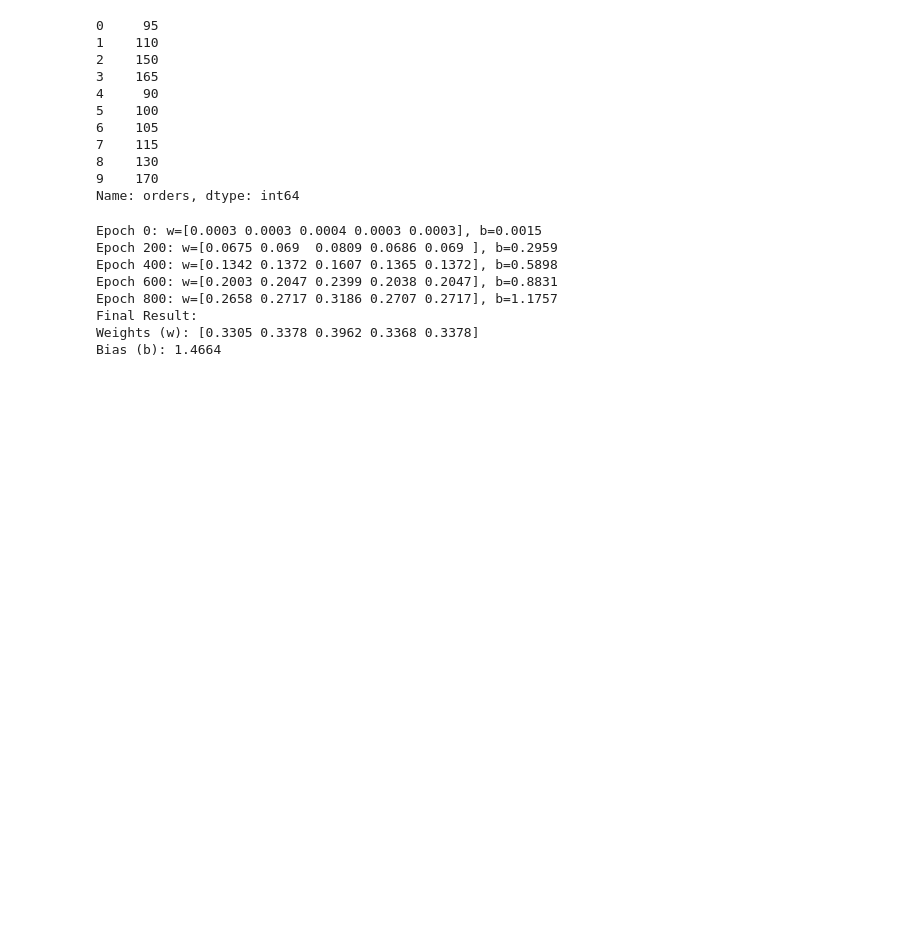
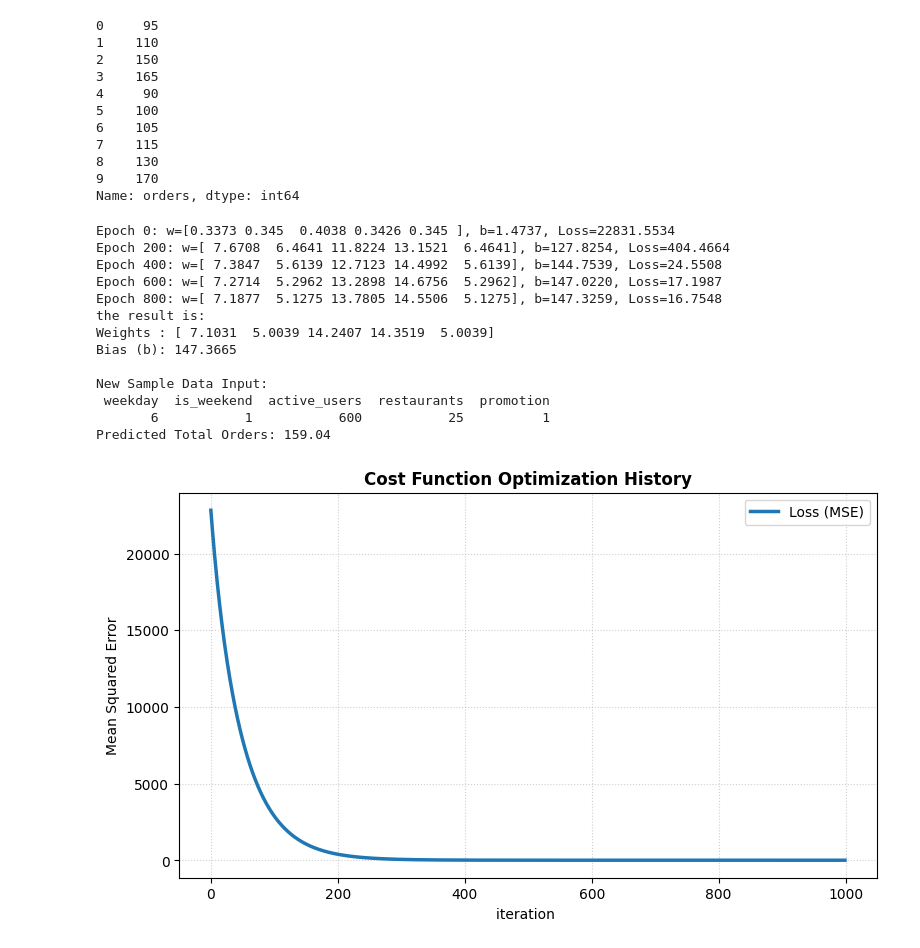
Before and after one commit to Ehsanullah946/SkyTeams-AI-ML-Internship-2026-EhsanullahAkbari, a Jupyter notebook: week-2/linear-regression/linear.ipynb, the cells around one changed output. Saved outputs shown, nothing was run; the diff lists cells and outputs as text; code cells hidden in the pictures; blank space fills up the shorter version.

```diff
--- a/week-2/linear-regression/linear.ipynb
+++ b/week-2/linear-regression/linear.ipynb
@@ -59,10 +59,17 @@ def gradient_deccent(X,y, m_now ,b_now, alpha):
 print(gradient_deccent(X,y, 0.1, 0.2 , 0.001))
 # %%
 import numpy as np
+import pandas as pd
+import matplotlib.pyplot as plt
 
-X_mean = X.mean()
-X_std = X.std()
+X_mean = X.mean(axis=0)
+X_std = X.std(axis=0)
 X_scaled = np.array((X - X_mean) / X_std)
+
+def compute_loss(X, y, w, b):
+    predictions = np.dot(X, w) + b
+    mse = np.mean((predictions - y) ** 2)
+    return mse
 
 def gradient_descent(x, y, w_now, b_now, alpha=0.001):
     x_mat = np.array(x)
@@ -73,42 +80,81 @@ def gradient_descent(x, y, w_now, b_now, alpha=0.001):
 
     w_gradient = np.zeros(num_features)
     b_gradient = 0.0
 
     for i in range(num_sample):
         f_wb = 0.0
         for j in range(num_features):
             f_wb += w_now[j] * x_mat[i][j]
         f_wb += b_now
 
         error = f_wb - y_vect[i]
         for j in range(num_features):
             w_gradient[j] += (1 / num_sample) * error * x_mat[i][j]
 
         b_gradient += (1 / num_sample) * error
 
     w = w_now - (alpha * w_gradient)
     b = b_now - (alpha * b_gradient)
 
     return w, b
 
 num_feature = X_scaled.shape[1]
 w = np.zeros(num_feature)
 b = 0.0
-alpha = 0.00001
+alpha = 0.01
+iteration = 1000
+loss_history = []
 
-for i in range(1000):
+for i in range(iteration):
     w, b = gradient_descent(X_scaled, y, w, b, alpha)
 
+    current_loss = compute_loss(X_scaled, y, w, b)
+    loss_history.append(current_loss)
+
     if i % 200 == 0:
-        print(f"Epoch {i}: w={np.round(w, 4)}, b={b:.4f}")
+        print(f"Epoch {i}: w={np.round(w, 4)}, b={b:.4f}, Loss={current_loss:.4f}")
 
-print(f"Final Result:\nWeights (w): {np.round(w, 4)}\nBias (b): {b:.4f}")
+print(f"the result is:\nWeights : {np.round(w, 4)}\nBias (b): {b:.4f}\n")
+
+
+new_data_point = pd.DataFrame([{
+    "weekday": 6,
+    "is_weekend": 1,
+    "active_users": 600,
+    "restaurants": 25,
+    "promotion": 1
+}])
+
+new_data_scaled = np.array((new_data_point - X_mean) / X_std)
+
+
+predicted_orders = np.dot(new_data_scaled, w) + b
+
+
+print(len(predicted_orders))
+print(f"New Sample Data Input:\n{new_data_point.to_string(index=False)}")
+print(f"Predicted Total Orders: {predicted_orders[0]:.2f}\n")
+
+plt.figure(figsize=(9, 5))
+plt.plot(range(iteration), loss_history, color='#1f77b4', linewidth=2.5, label='Loss (MSE)')
+plt.title('Cost Function Optimization History', fontsize=12, fontweight='bold')
+plt.xlabel('iteration ', fontsize=10)
+plt.ylabel('Mean Squared Error', fontsize=10)
+plt.grid(True, linestyle=':', alpha=0.6)
+plt.legend()
+plt.show()
 # %% [output]
-Epoch 0: w=[0.0003 0.0003 0.0004 0.0003 0.0003], b=0.0015
-Epoch 200: w=[0.0675 0.069  0.0809 0.0686 0.069 ], b=0.2959
-Epoch 400: w=[0.1342 0.1372 0.1607 0.1365 0.1372], b=0.5898
-Epoch 600: w=[0.2003 0.2047 0.2399 0.2038 0.2047], b=0.8831
-Epoch 800: w=[0.2658 0.2717 0.3186 0.2707 0.2717], b=1.1757
-Final Result:
-Weights (w): [0.3305 0.3378 0.3962 0.3368 0.3378]
-Bias (b): 1.4664
+Epoch 0: w=[0.3373 0.345  0.4038 0.3426 0.345 ], b=1.4737, Loss=22831.5534
+Epoch 200: w=[ 7.6708  6.4641 11.8224 13.1521  6.4641], b=127.8254, Loss=404.4664
+Epoch 400: w=[ 7.3847  5.6139 12.7123 14.4992  5.6139], b=144.7539, Loss=24.5508
+Epoch 600: w=[ 7.2714  5.2962 13.2898 14.6756  5.2962], b=147.0220, Loss=17.1987
+Epoch 800: w=[ 7.1877  5.1275 13.7805 14.5506  5.1275], b=147.3259, Loss=16.7548
+the result is:
+Weights : [ 7.1031  5.0039 14.2407 14.3519  5.0039]
+Bias (b): 147.3665
+
+New Sample Data Input:
+ weekday  is_weekend  active_users  restaurants  promotion
+       6           1           600           25          1
+Predicted Total Orders: 159.04
+[figure, added]
```
Also changed, not shown: parts of 4 cells of this notebook.
